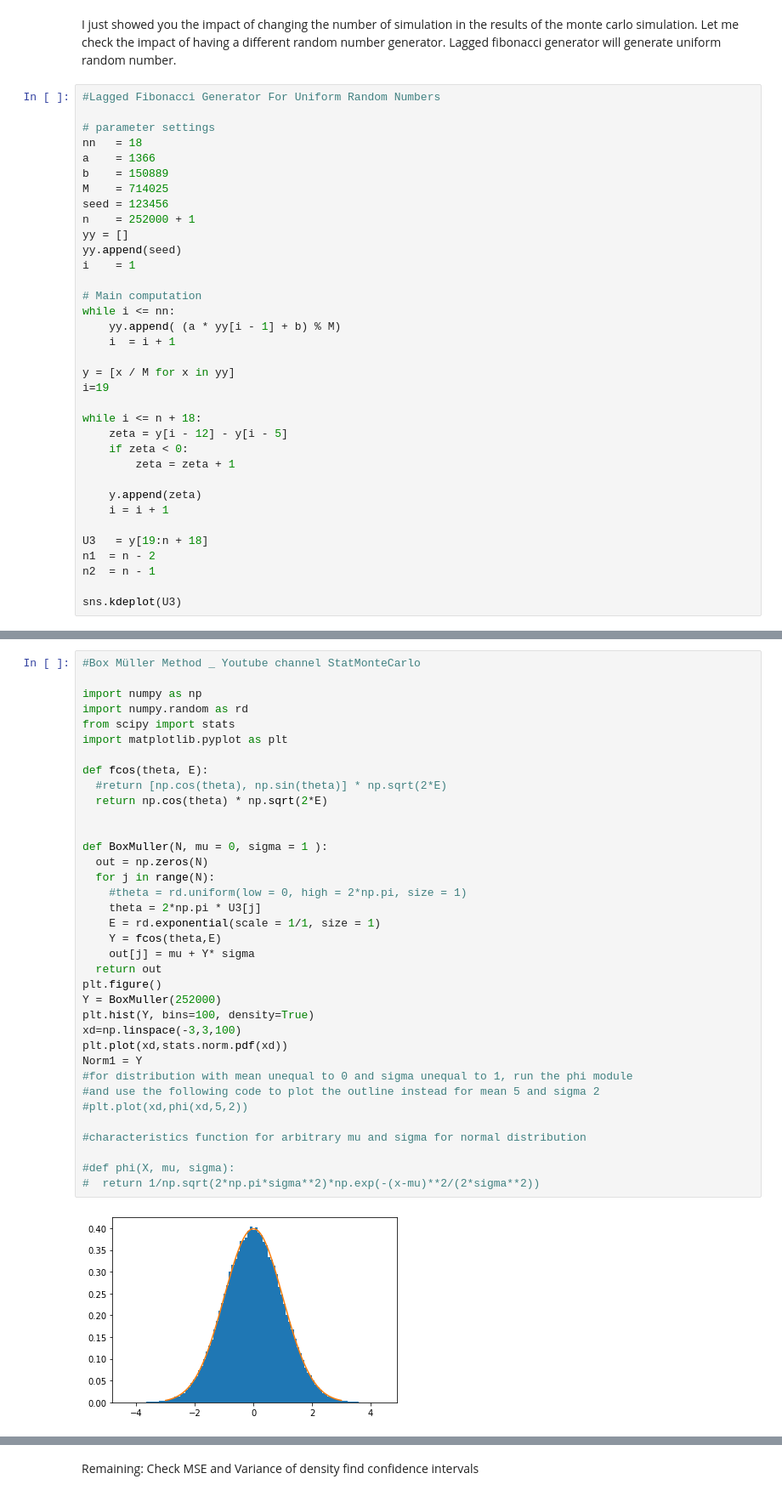
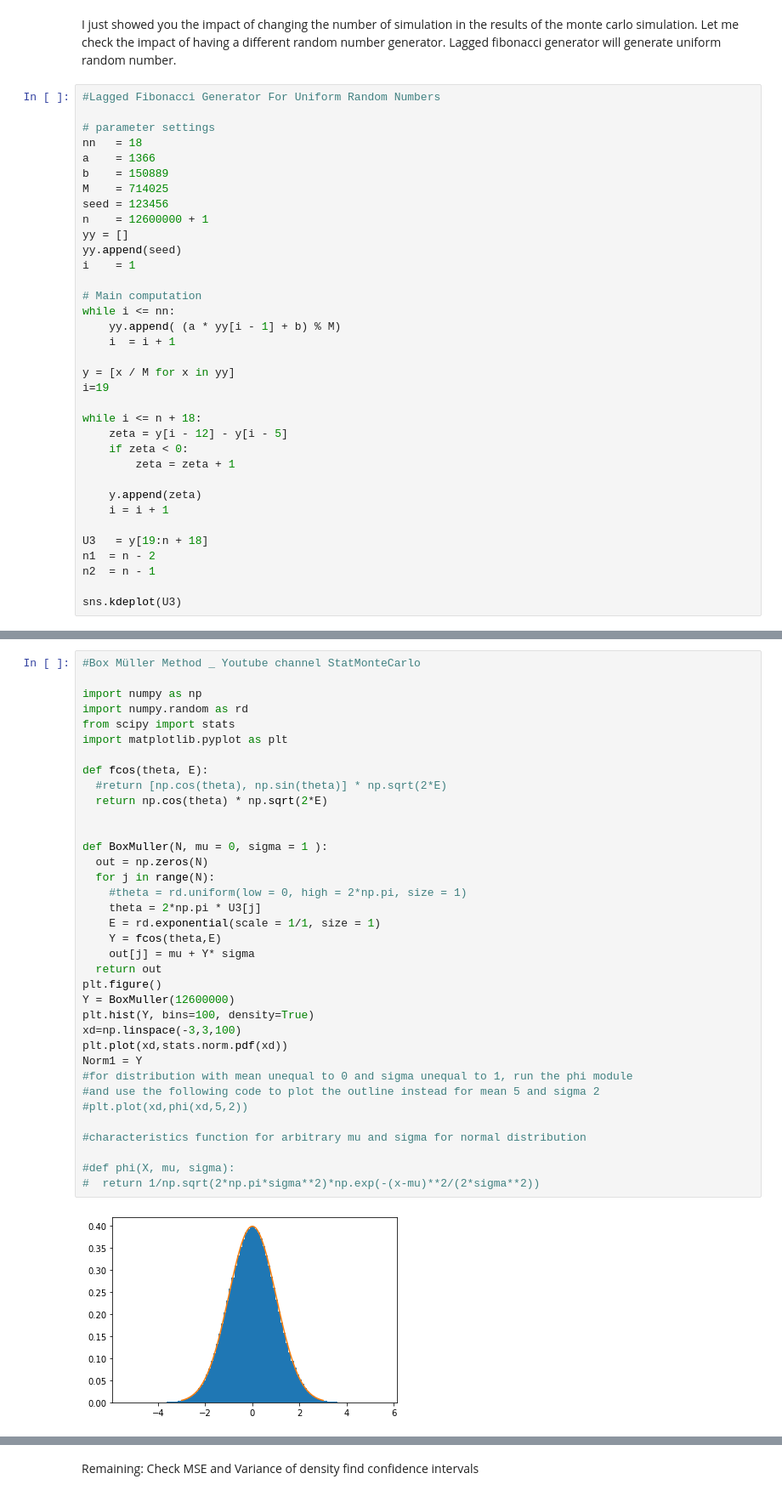
Before and after one commit to Rupesh0Poudel/Numerical_Introductory_Seminar, a Jupyter notebook: test.ipynb, the cells around one changed output, grey strips where cells are left out. Shown at 85% size. Saved outputs shown, nothing was run; the diff lists cells and outputs as text.

```diff
--- a/test.ipynb
+++ b/test.ipynb
@@ -203,7 +202,7 @@ a    = 1366
 b    = 150889
 M    = 714025
 seed = 123456
-n    = 252000 + 1
+n    = 12600000 + 1
 yy = []
 yy.append(seed)
 i    = 1
@@ -241,33 +240,33 @@ from scipy import stats
 import matplotlib.pyplot as plt
 
 def fcos(theta, E):
   #return [np.cos(theta), np.sin(theta)] * np.sqrt(2*E)
   return np.cos(theta) * np.sqrt(2*E)
 
 
 def BoxMuller(N, mu = 0, sigma = 1 ):
   out = np.zeros(N)
   for j in range(N):
     #theta = rd.uniform(low = 0, high = 2*np.pi, size = 1)
     theta = 2*np.pi * U3[j]
     E = rd.exponential(scale = 1/1, size = 1)
     Y = fcos(theta,E)
     out[j] = mu + Y* sigma
   return out
 plt.figure()
-Y = BoxMuller(252000)
+Y = BoxMuller(12600000)
 plt.hist(Y, bins=100, density=True)
 xd=np.linspace(-3,3,100)
 plt.plot(xd,stats.norm.pdf(xd))
 Norm1 = Y
 #for distribution with mean unequal to 0 and sigma unequal to 1, run the phi module
 #and use the following code to plot the outline instead for mean 5 and sigma 2
 #plt.plot(xd,phi(xd,5,2))
 
 #characteristics function for arbitrary mu and sigma for normal distribution
 
 #def phi(X, mu, sigma):
 #  return 1/np.sqrt(2*np.pi*sigma**2)*np.exp(-(x-mu)**2/(2*sigma**2))
 # %% [output]
-[figure, old version]
+[figure, new version]
 # %%
```
Also changed, not shown: parts of 7 cells of this notebook.
